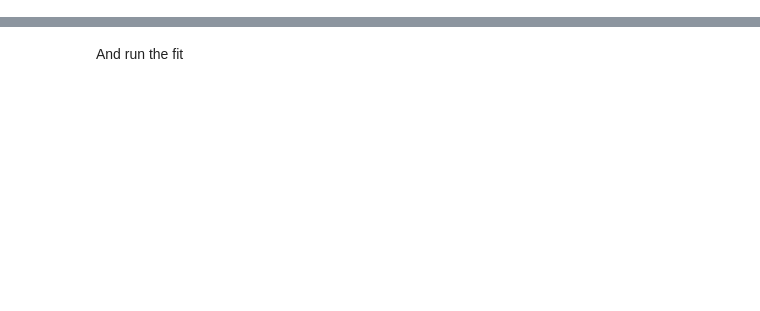
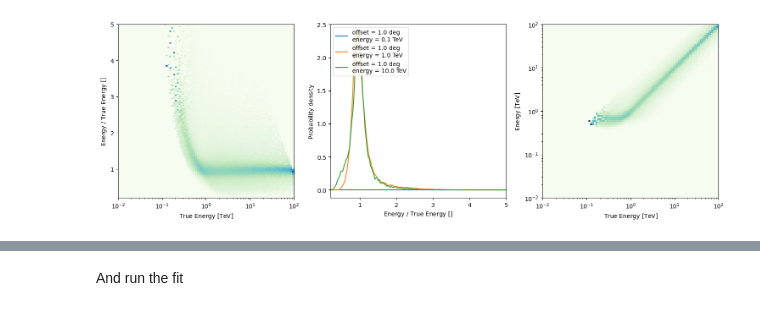
Before and after one commit to juliagouveamamprim/gamma-ray-analysis-with-gammapy, a Jupyter notebook: notebooks/01_1d_point_source_analysis.ipynb, the cells around one changed output, grey strips where cells are left out. Cells and saved outputs as stored; diff of their text form; code cells hidden in the pictures; blank space fills up the shorter version.

```diff
--- a/notebooks/01_1d_point_source_analysis.ipynb
+++ b/notebooks/01_1d_point_source_analysis.ipynb
@@ -99,4 +142,6 @@ obs_1.aeff.peek()
 # %%
-# Energy dispersion (EDISP)
-obs_1.edisp.peek()
+# Inspect the energy dispersion (EDISP)
+obs_0.edisp.peek()
+# %% [output]
+[figure, added]
 # %%
```
Also changed, not shown: parts of 83 cells of this notebook, 1 other file.
